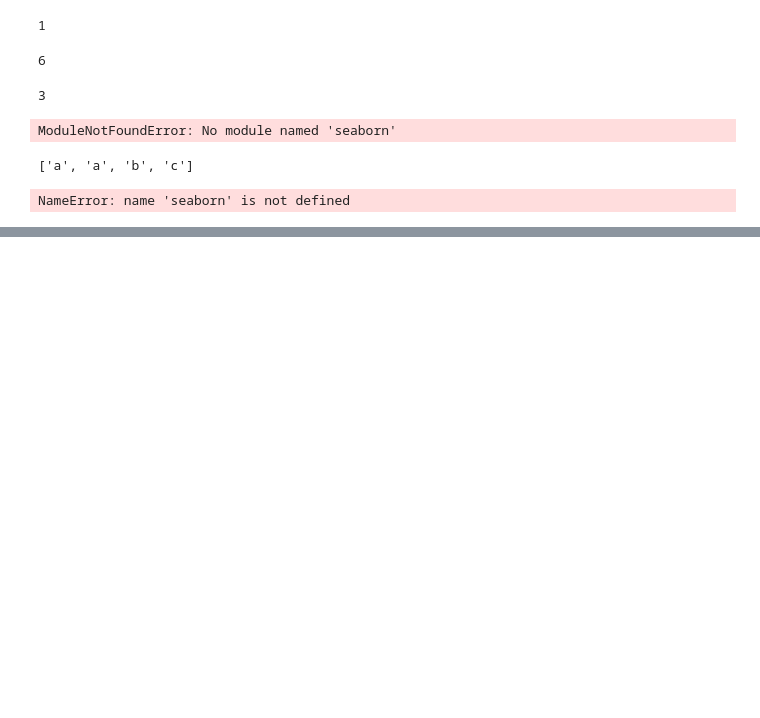
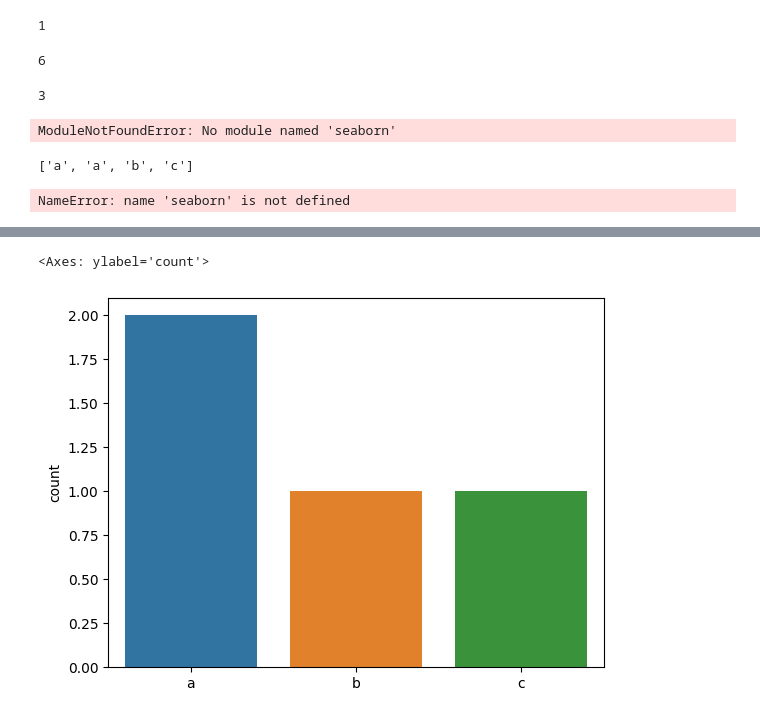
Before and after one commit to simmingyu12/kit_bigdata, a Jupyter notebook: src/chapter03.ipynb, the cells around one changed output, grey strips where cells are left out. Drawn from its saved outputs; the diff is of its cells as text; code cells hidden in the pictures; blank space fills up the shorter version.

```diff
--- a/src/chapter03.ipynb
+++ b/src/chapter03.ipynb
@@ -157,0 +140,6 @@ Successfully installed contourpy-1.1.0 cycler-0.11.0 fonttools-4.42.1 kiwisolver
+# %%
+import seaborn as sns
+sns.countplot(x = var)
+# %% [output]
+<Axes: ylabel='count'>
+[figure, added]
```
Also changed, not shown: parts of 3 cells of this notebook.
